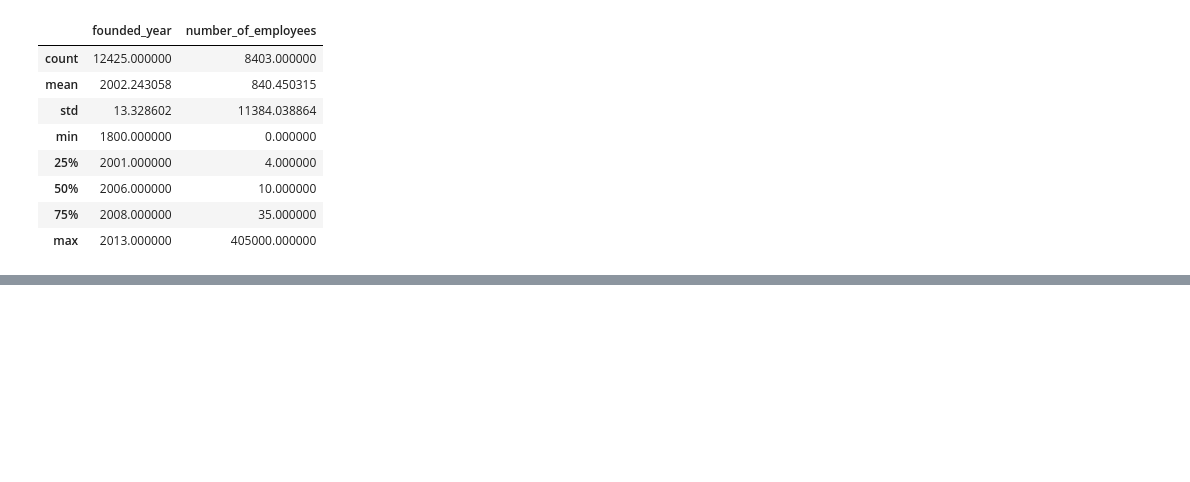
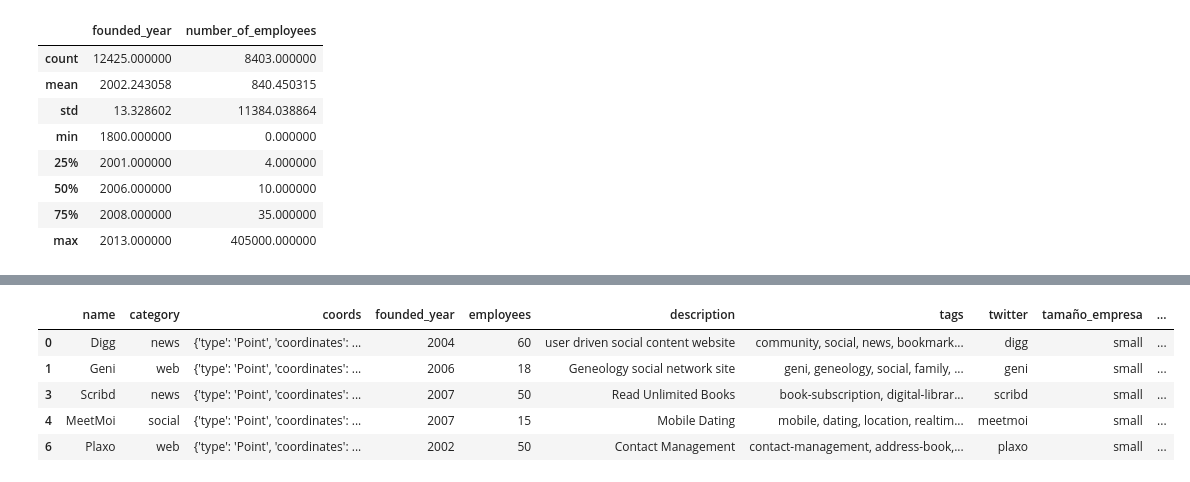
Before and after one commit to Paulapr/datamad0119, a Jupyter notebook: module-2/tableau-project/your-code/companies.geo.ipynb, the cells around one changed output, grey strips where cells are left out. Cells and saved outputs as stored; diff of their text form; code cells hidden in the pictures; blank space fills up the shorter version.

```diff
--- a/module-2/tableau-project/your-code/companies.geo.ipynb
+++ b/module-2/tableau-project/your-code/companies.geo.ipynb
@@ -187,11 +165,24 @@ df_companies.head()
-# %%
-'''
-def toGeoJSON(array):
-    return {
-        "type":"Point",
-        "coordinates":[array[0],array[1]]
-    }
-
-
-toGeoJSON(df_companies['coordenadas'])
-'''
+# %%
+df_companies.dropna(subset=['coords'], inplace=True)
+df_companies.dropna(subset=['tamaño_empresa'], inplace=True)
+df_companies.dropna(subset=['category'], inplace=True)
+
+
+def toGeoJSON(array):
+    return {
+        "type":"Point",
+        "coordinates":[array['longitude'],array['latitude']]
+    }
+
+
+df_companies['coords'] = df_companies.apply(lambda r: toGeoJSON(r['coords']), axis=1)
+
+
+df_companies.head()
+# %% [output]
+|  | name | category | coords | founded_year | employees | description | tags | twitter | tamaño_empresa | ... |
+| 0 | Digg | news | {'type': 'Point', 'coordinates': ... | 2004 | 60 | user driven social content website | community, social, news, bookmark... | digg | small | ... |
+| 1 | Geni | web | {'type': 'Point', 'coordinates': ... | 2006 | 18 | Geneology social network site | geni, geneology, social, family, ... | geni | small | ... |
+| 3 | Scribd | news | {'type': 'Point', 'coordinates': ... | 2007 | 50 | Read Unlimited Books | book-subscription, digital-librar... | scribd | small | ... |
+| 4 | MeetMoi | social | {'type': 'Point', 'coordinates': ... | 2007 | 15 | Mobile Dating | mobile, dating, location, realtim... | meetmoi | small | ... |
+| 6 | Plaxo | web | {'type': 'Point', 'coordinates': ... | 2002 | 50 | Contact Management | contact-management, address-book,... | plaxo | small | ... |
```
Also changed, not shown: parts of 26 cells of this notebook, 1 other file.
